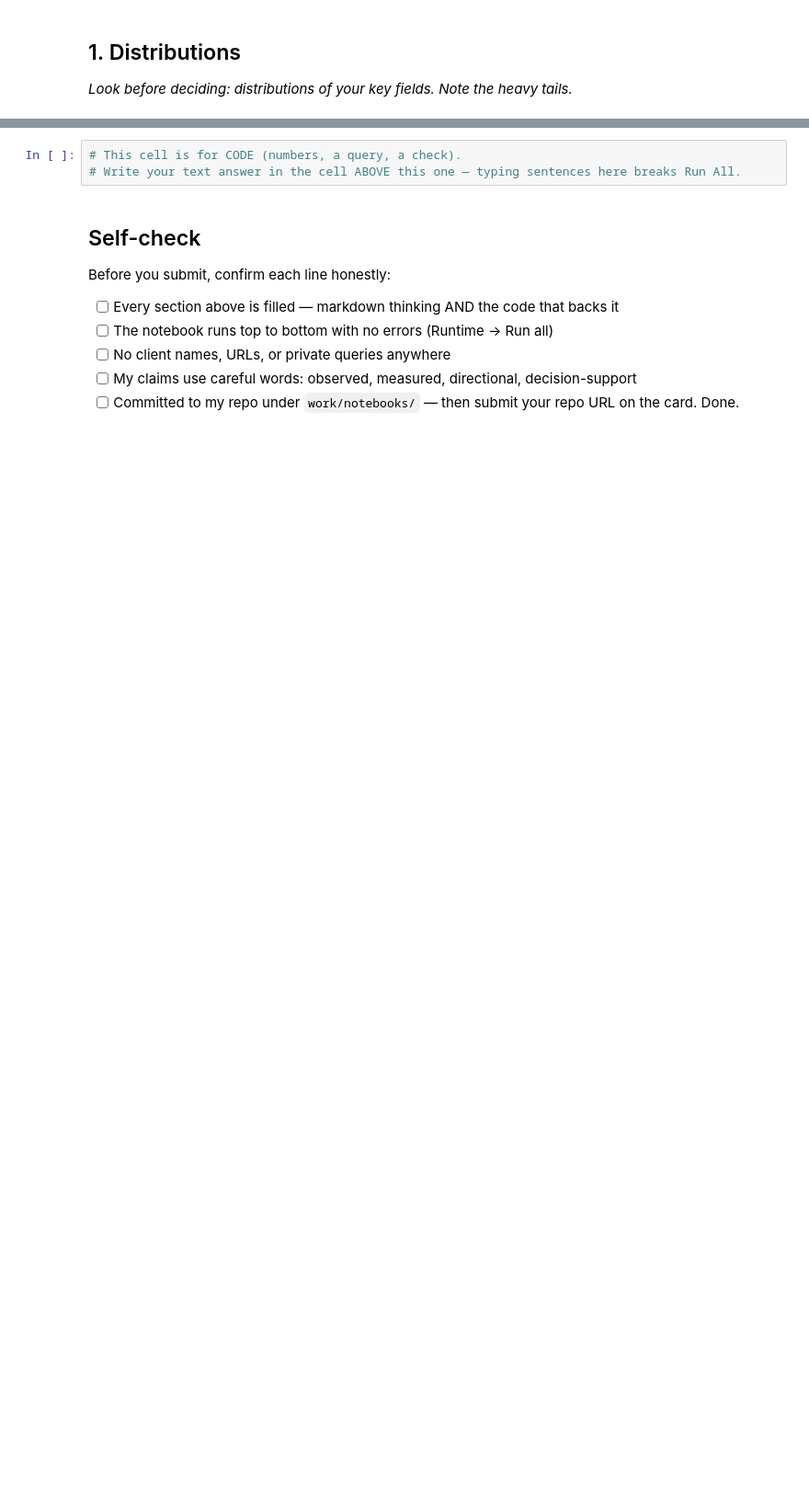
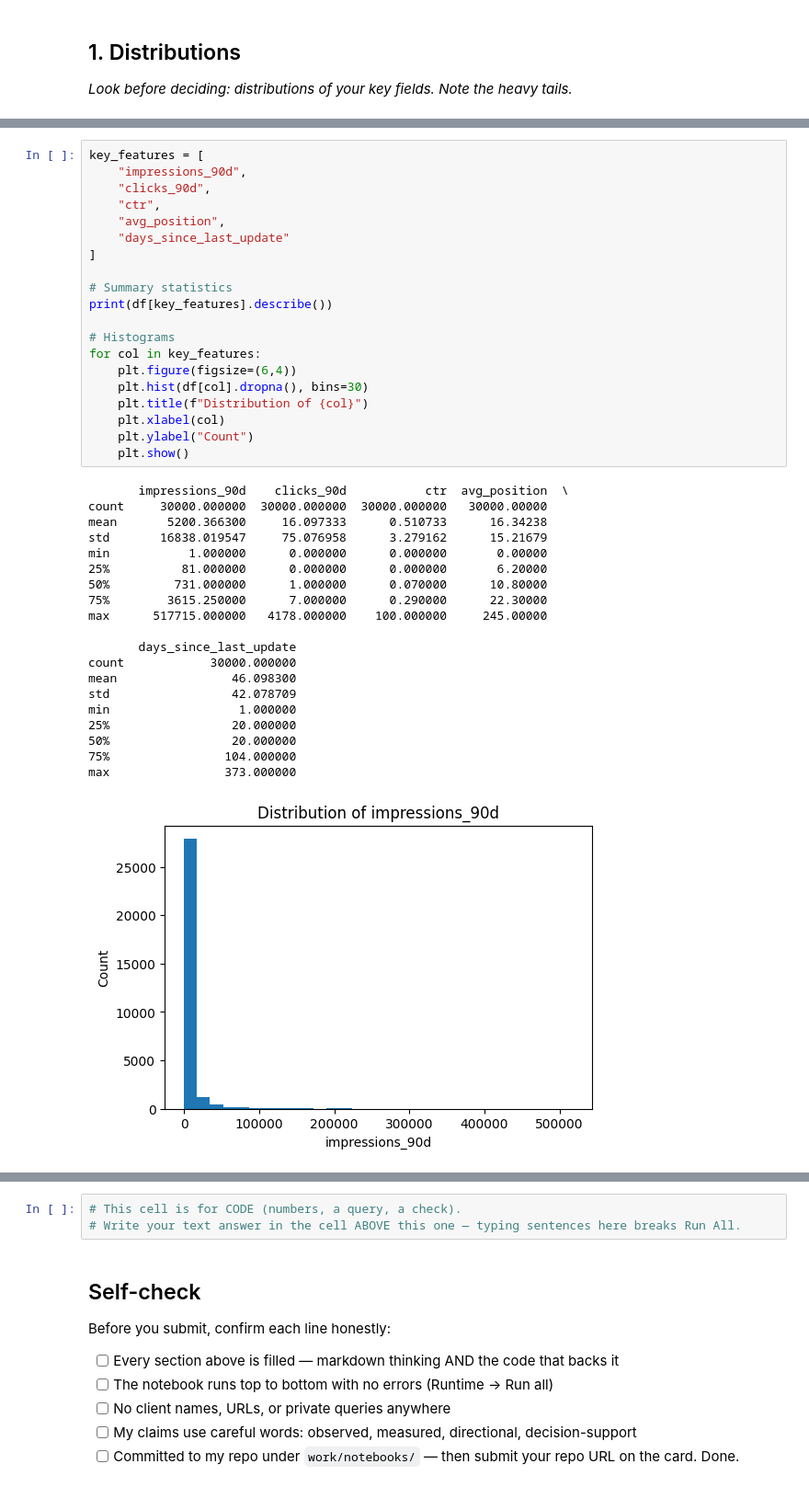
Before and after one commit to YoyuQre/flyrank_assgn_1, a Jupyter notebook: work/notebooks/w04_signal_audit.ipynb, the cells around one changed output, grey strips where cells are left out. Shown at 92% size. Drawn from its saved outputs; the diff is of its cells as text; blank space fills up the shorter version.

```diff
--- a/work/notebooks/w04_signal_audit.ipynb
+++ b/work/notebooks/w04_signal_audit.ipynb
@@ -12,0 +54,41 @@ This skeleton is yours to fill. Work the sections **in order** — each one has
+# %%
+key_features = [
+    "impressions_90d",
+    "clicks_90d",
+    "ctr",
+    "avg_position",
+    "days_since_last_update"
+]
+
+# Summary statistics
+print(df[key_features].describe())
+
+# Histograms
+for col in key_features:
+    plt.figure(figsize=(6,4))
+    plt.hist(df[col].dropna(), bins=30)
+    plt.title(f"Distribution of {col}")
+    plt.xlabel(col)
+    plt.ylabel("Count")
+    plt.show()
+# %% [output]
+       impressions_90d    clicks_90d           ctr  avg_position  \
+count     30000.000000  30000.000000  30000.000000   30000.00000
+mean       5200.366300     16.097333      0.510733      16.34238
+std       16838.019547     75.076958      3.279162      15.21679
+min           1.000000      0.000000      0.000000       0.00000
+25%          81.000000      0.000000      0.000000       6.20000
+50%         731.000000      1.000000      0.070000      10.80000
+75%        3615.250000      7.000000      0.290000      22.30000
+max      517715.000000   4178.000000    100.000000     245.00000
+
+       days_since_last_update
+count            30000.000000
+mean                46.098300
+std                 42.078709
+min                  1.000000
+25%                 20.000000
+50%                 20.000000
+75%                104.000000
+max                373.000000
+[figure, added]
```
Also changed, not shown: parts of 13 cells of this notebook.
